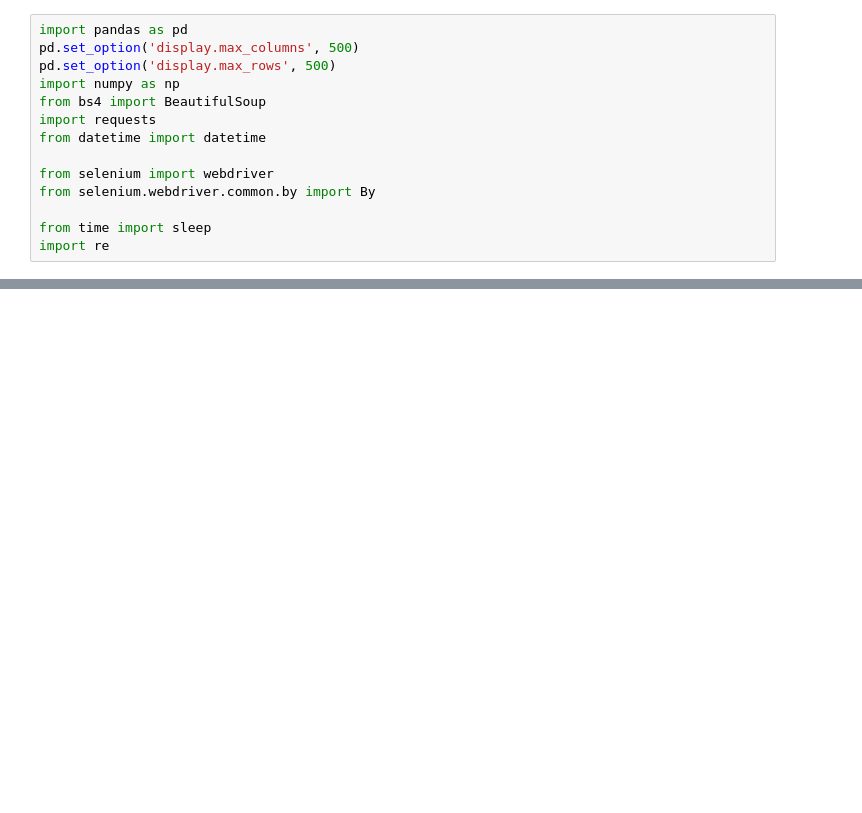
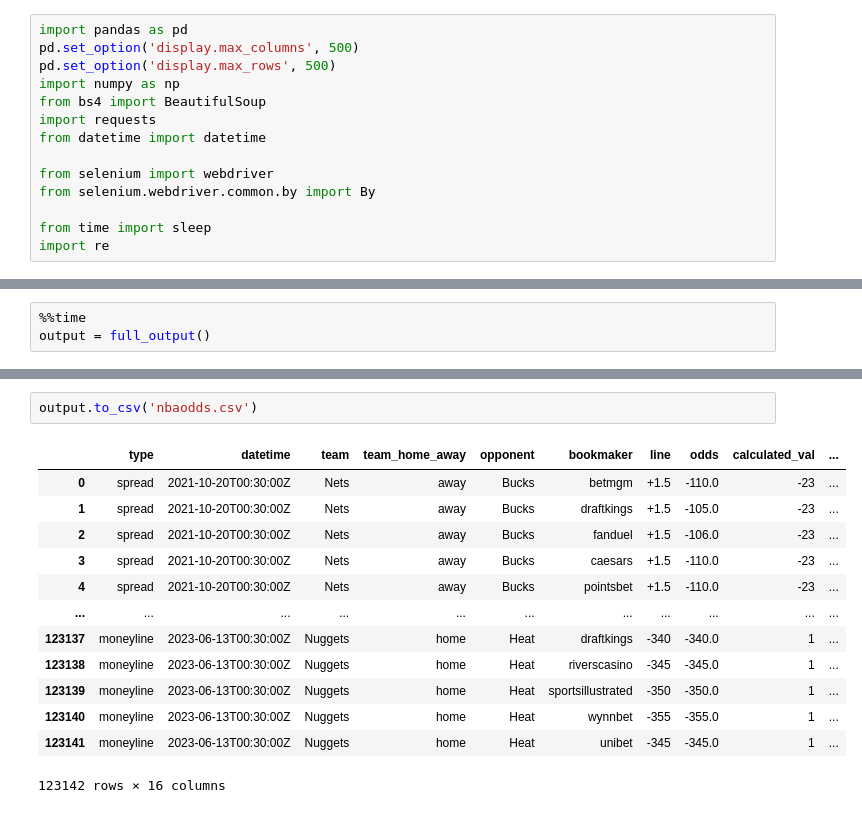
Before and after one commit to chanelton/nbabetting, a Jupyter notebook: Odds Scraping.ipynb, the cells around one changed output, grey strips where cells are left out. Drawn from its saved outputs; the diff is of its cells as text; blank space fills up the shorter version.

```diff
--- a/Odds Scraping.ipynb
+++ b/Odds Scraping.ipynb
@@ -359,0 +317,3 @@ odds
+# %%
+%%time
+output = full_output()
@@ -359,0 +338,16 @@ odds
+# %%
+output.to_csv('nbaodds.csv')
+# %% [output]
+|  | type | datetime | team | team_home_away | opponent | bookmaker | line | odds | calculated_val | ... |
+| 0 | spread | 2021-10-20T00:30:00Z | Nets | away | Bucks | betmgm | +1.5 | -110.0 | -23 | ... |
+| 1 | spread | 2021-10-20T00:30:00Z | Nets | away | Bucks | draftkings | +1.5 | -105.0 | -23 | ... |
+| 2 | spread | 2021-10-20T00:30:00Z | Nets | away | Bucks | fanduel | +1.5 | -106.0 | -23 | ... |
+| 3 | spread | 2021-10-20T00:30:00Z | Nets | away | Bucks | caesars | +1.5 | -110.0 | -23 | ... |
+| 4 | spread | 2021-10-20T00:30:00Z | Nets | away | Bucks | pointsbet | +1.5 | -110.0 | -23 | ... |
+| ... | ... | ... | ... | ... | ... | ... | ... | ... | ... | ... |
+| 123137 | moneyline | 2023-06-13T00:30:00Z | Nuggets | home | Heat | draftkings | -340 | -340.0 | 1 | ... |
+| 123138 | moneyline | 2023-06-13T00:30:00Z | Nuggets | home | Heat | riverscasino | -345 | -345.0 | 1 | ... |
+| 123139 | moneyline | 2023-06-13T00:30:00Z | Nuggets | home | Heat | sportsillustrated | -350 | -350.0 | 1 | ... |
+| 123140 | moneyline | 2023-06-13T00:30:00Z | Nuggets | home | Heat | wynnbet | -355 | -355.0 | 1 | ... |
+| 123141 | moneyline | 2023-06-13T00:30:00Z | Nuggets | home | Heat | unibet | -345 | -345.0 | 1 | ... |
+123142 rows × 16 columns
```
Also changed, not shown: parts of 6 cells of this notebook, 2 other files.
